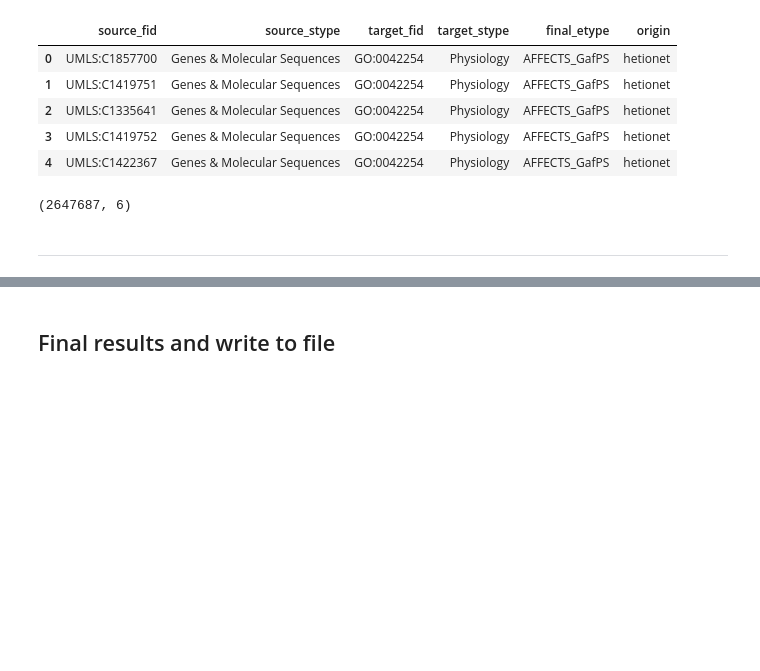
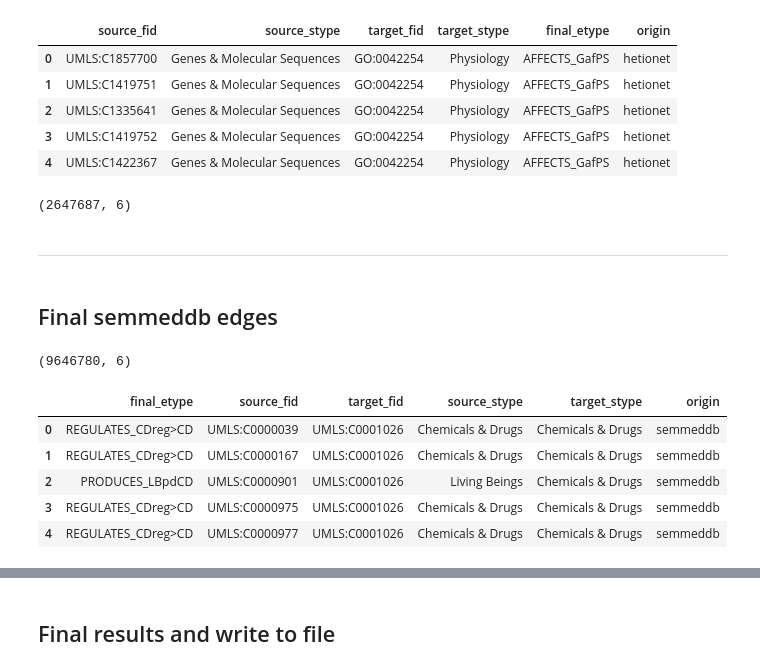
Before and after one commit to veleritas/walkpred, a Jupyter notebook: merge/hetio_semmed_merge.ipynb, the cells around one changed output, grey strips where cells are left out. Cells and saved outputs as stored; diff of their text form; code cells hidden in the pictures; blank space fills up the shorter version.

```diff
--- a/merge/hetio_semmed_merge.ipynb
+++ b/merge/hetio_semmed_merge.ipynb
@@ -535,3 +537,41 @@ fhedges.shape
 (2647687, 6)
 # %% [markdown]
 ---
+# %% [markdown]
+## Final semmeddb edges
+# %%
+fsedges = (sedges
+    .merge(
+        snodes.drop("name", axis=1),
+        how="inner", left_on="source_cui", right_on="cui"
+    )
+    .drop("cui", axis=1)
+    .rename(columns={"sem_type": "source_stype"})
+
+    .merge(
+        snodes.drop("name", axis=1),
+        how="inner", left_on="target_cui", right_on="cui"
+    )
+    .drop("cui", axis=1)
+    .rename(columns={"sem_type": "target_stype"})
+
+    .rename(columns={
+        "source_cui": "source_fid",
+        "target_cui": "target_fid",
+        "etype": "final_etype"
+    })
+    .assign(origin = "semmeddb")
+)
+# %%
+fsedges.shape
+# %% [output]
+(9646780, 6)
+# %%
+fsedges.head()
+# %% [output]
+|  | final_etype | source_fid | target_fid | source_stype | target_stype | origin |
+| 0 | REGULATES_CDreg>CD | UMLS:C0000039 | UMLS:C0001026 | Chemicals & Drugs | Chemicals & Drugs | semmeddb |
+| 1 | REGULATES_CDreg>CD | UMLS:C0000167 | UMLS:C0001026 | Chemicals & Drugs | Chemicals & Drugs | semmeddb |
+| 2 | PRODUCES_LBpdCD | UMLS:C0000901 | UMLS:C0001026 | Living Beings | Chemicals & Drugs | semmeddb |
+| 3 | REGULATES_CDreg>CD | UMLS:C0000975 | UMLS:C0001026 | Chemicals & Drugs | Chemicals & Drugs | semmeddb |
+| 4 | REGULATES_CDreg>CD | UMLS:C0000977 | UMLS:C0001026 | Chemicals & Drugs | Chemicals & Drugs | semmeddb |
```
Also changed, not shown: parts of 13 cells of this notebook.
